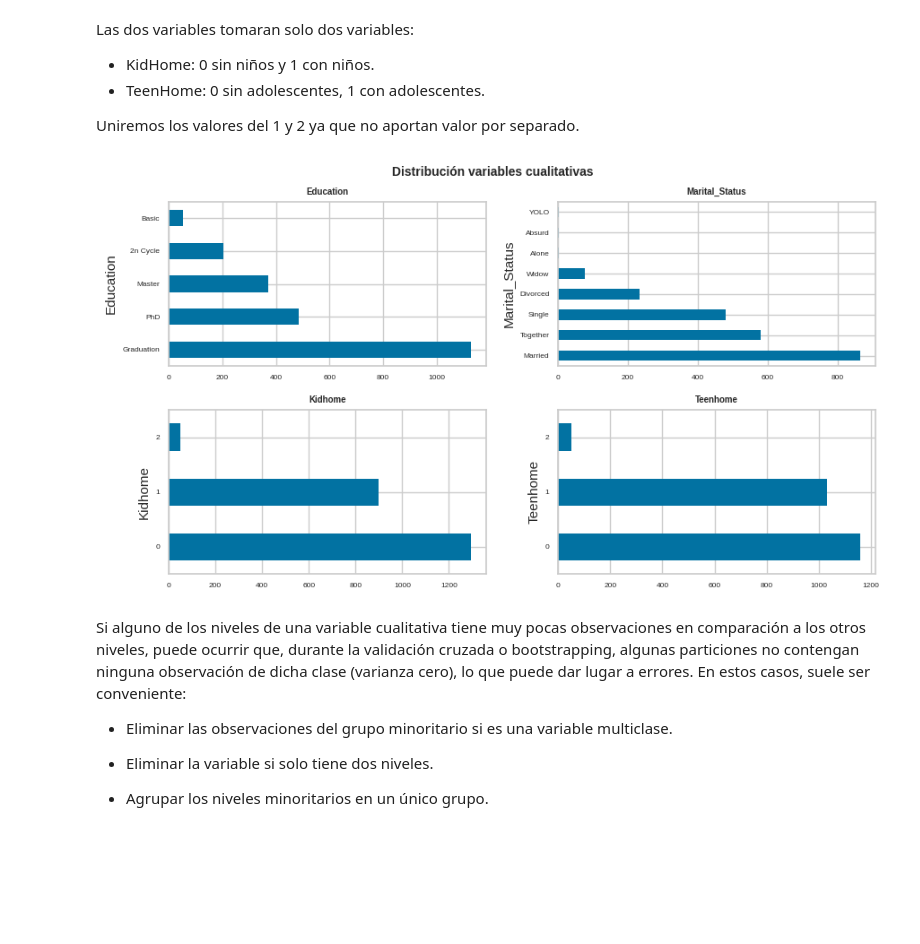
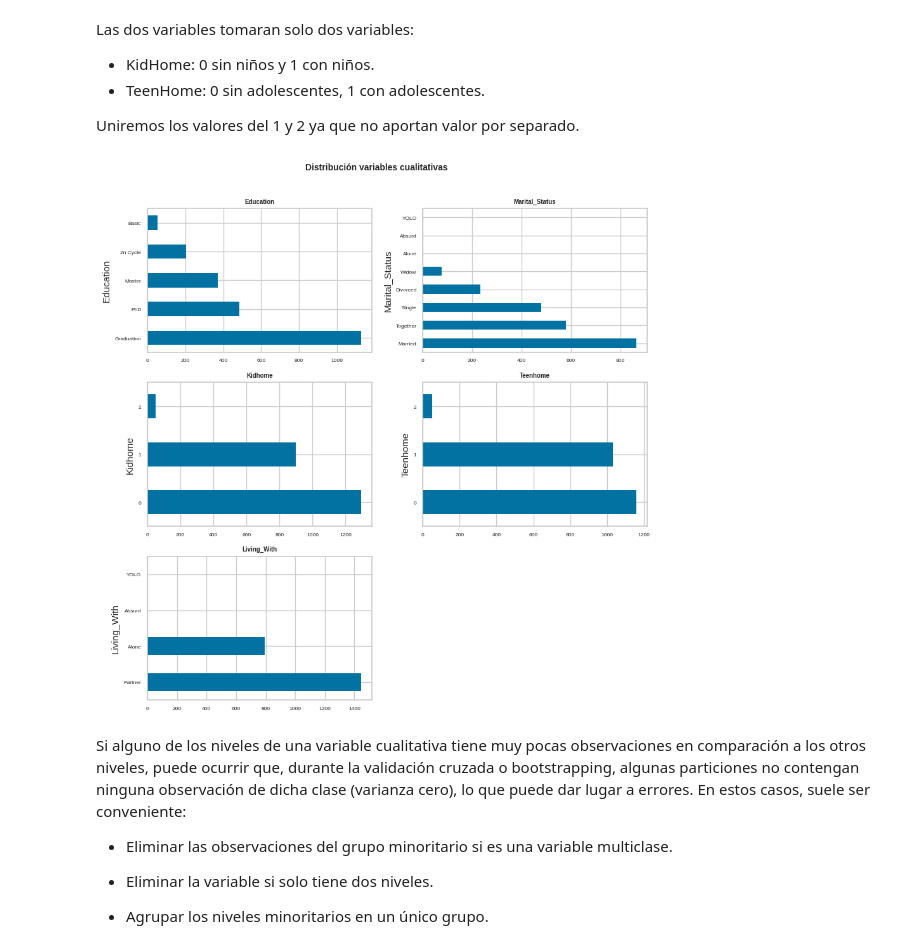
Before and after one commit to xbadiam/Marketing_Campaign, a Jupyter notebook: notebooks/MarketingCampaign_data_exploratory.ipynb, the cells around one changed output. Saved outputs shown, nothing was run; the diff lists cells and outputs as text; code cells hidden in the pictures; blank space fills up the shorter version.

```diff
--- a/notebooks/MarketingCampaign_data_exploratory.ipynb
+++ b/notebooks/MarketingCampaign_data_exploratory.ipynb
@@ -120,3 +124,16 @@ data['Spending'] = (data['MntWines'] +
+# %%
+# Variable que informa si los clientes se encuentran en pareja o no
+# ==============================================================================
+data["Living_With"]=data["Marital_Status"].replace({"Married":"Partner", "Together":"Partner", "Widow":"Alone", "Divorced":"Alone", "Single":"Alone"})
+# %%
+# Variable que indica el total de hijos en casa
+# ==============================================================================
+data["Children"] = data["Kidhome"] + data["Teenhome"]
+# %%
+# Eliminacion de variables redundantes
+# ==============================================================================
+to_drop = ["Z_CostContact", "Z_Revenue", "Year_Birth", "ID"]
+data = data.drop(to_drop, axis=1)
 # %% [markdown]
 ## 4. Análisis exploratorio
 
@@ -208,7 +225,8 @@ import math
 # Variables numéricas
 # ==============================================================================
 # Drop 'ID' and 'Year_Birth' from the list of numeric columns
-columnas_numeric = data.select_dtypes(include=['float64', 'int']).columns.drop(['ID', 'Year_Birth'])
+#columnas_numeric = data.select_dtypes(include=['float64', 'int']).columns.drop(['ID', 'Year_Birth'])
+columnas_numeric = data.select_dtypes(include=['float64', 'int']).columns
 
 nColums_numeric = len(columnas_numeric)
 nRows_numeric = math.ceil(nColums_numeric / 3)
@@ -301,28 +319,31 @@ Uniremos los valores del 1 y 2 ya que no aportan valor por separado.
 # %%
 # Gráfico para cada variable cualitativa
 # ==============================================================================
 
 # Ajustar número de subplots en función del número de columnas
-fig, axes = plt.subplots(nrows=2, ncols=2, figsize=(9, 5))
+columnas_object = data.select_dtypes(include=['object']).columns
+nColums_object = len(columnas_object)
+nRows_object = math.ceil(nColums_object / 2) # Usar 2 columnas por fila para las cualitativas
+
+fig, axes = plt.subplots(nrows=nRows_object, ncols=2, figsize=(9, nRows_object * 3))
 axes = axes.flat
-columnas_object = data.select_dtypes(include=['object']).columns
 
 for i, colum in enumerate(columnas_object):
     data[colum].value_counts().plot.barh(ax = axes[i])
     axes[i].set_title(colum, fontsize = 7, fontweight = "bold")
     axes[i].tick_params(labelsize = 6)
     axes[i].set_xlabel("")
 
 # Oculta ejes sobrantes si hay más subgráficos que columnas
 for ax in axes[len(columnas_object):]:
     ax.set_visible(False)
 
 fig.tight_layout()
 plt.subplots_adjust(top=0.9)
 fig.suptitle('Distribución variables cualitativas',
              fontsize = 10, fontweight = "bold");
 # %% [output]
-[figure, old version]
+[figure, new version]
 # %% [markdown]
 Si alguno de los niveles de una variable cualitativa tiene muy pocas observaciones en comparación a los otros niveles, puede ocurrir que, durante la validación cruzada o bootstrapping, algunas particiones no contengan ninguna observación de dicha clase (varianza cero), lo que puede dar lugar a errores. En estos casos, suele ser conveniente:
 
```
Also changed, not shown: parts of 10 cells of this notebook.
